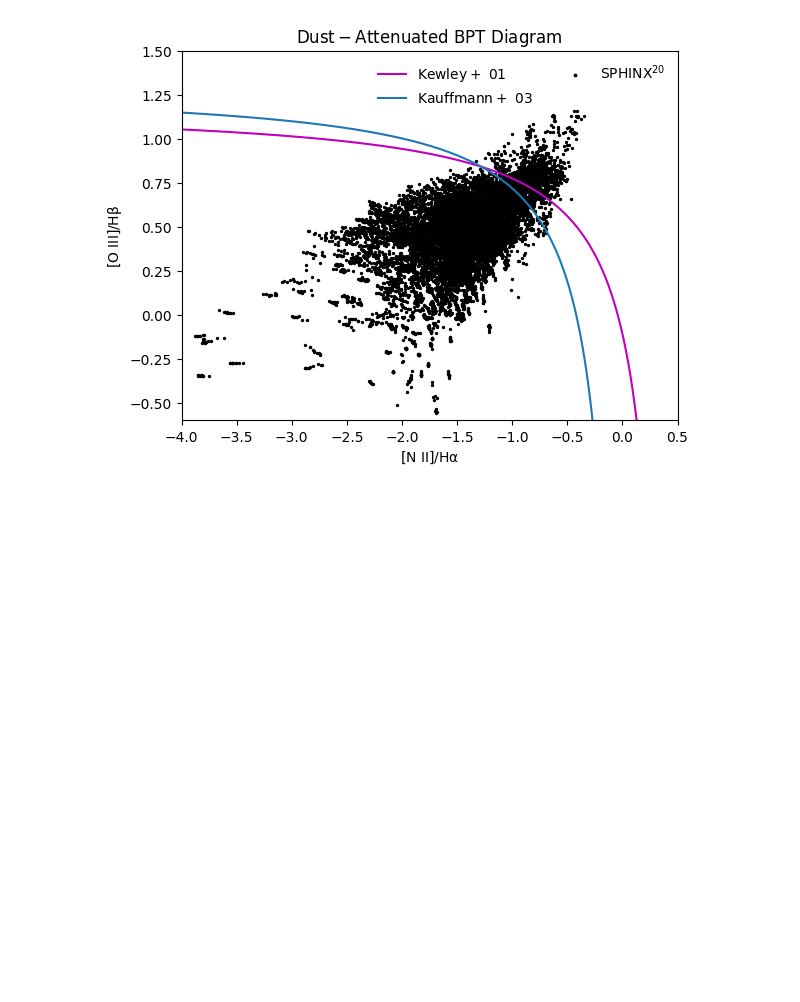
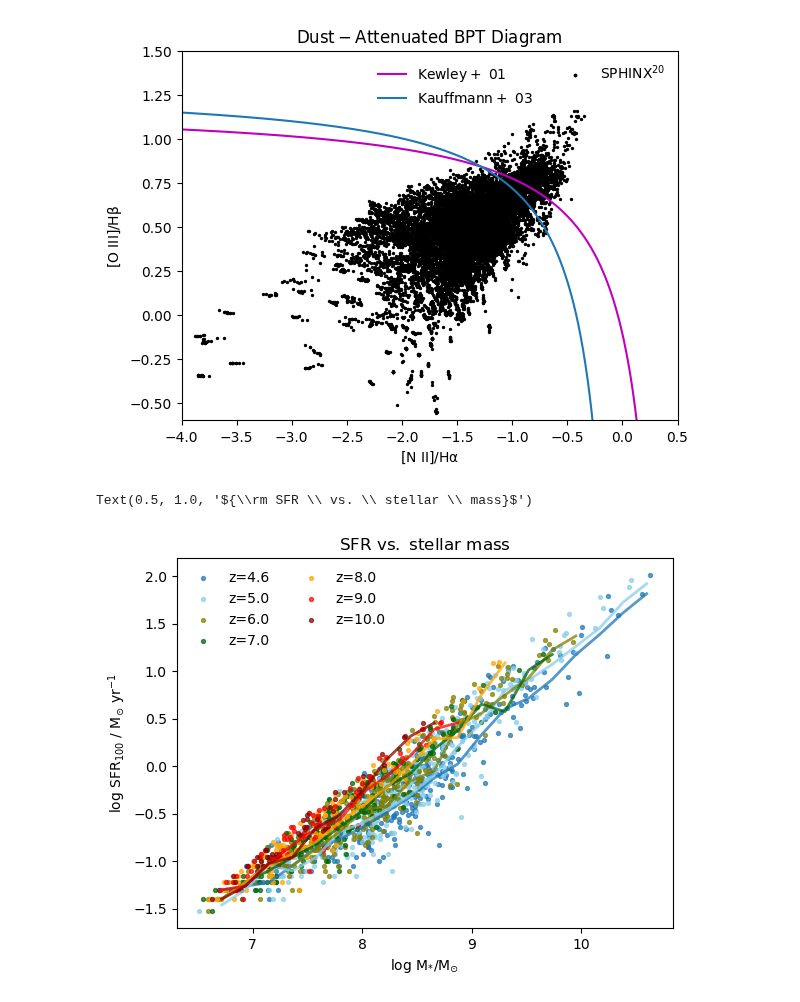
Before and after one commit to HarleyKatz/SPHINX-20-data, a Jupyter notebook: notebooks/sphinx_20_manual_00-basic-data-manipulation.ipynb, the cells around one changed output. Cells and saved outputs as stored; diff of their text form; code cells hidden in the pictures; blank space fills up the shorter version.

Commit message:
Added a notebook example cell with SFR vs stellar mass at different redshifts

```diff
--- a/notebooks/sphinx_20_manual_00-basic-data-manipulation.ipynb
+++ b/notebooks/sphinx_20_manual_00-basic-data-manipulation.ipynb
@@ -92,3 +91,36 @@ plt.title(r"${\rm Dust-Attenuated\ BPT\ Diagram}$")
 # %% [output]
 Text(0.5, 1.0, '${\\rm Dust-Attenuated\\ BPT\\ Diagram}$')
 [figure]
+# %%
+# SFR vs mstar at different redshifts
+
+plt.xlabel(r"${\rm log \ M_{*}/M_{\odot}}$")
+plt.ylabel(r"${\rm log \ SFR_{100} \ / \ M_{\odot} \ yr^{-1}}$")
+
+redshifts = [4.64, 5, 6, 7, 8, 9, 10]
+#redshifts = [10]
+
+colors=['tab:blue','skyblue', 'olive', 'darkgreen','orange', 'red','darkred']
+
+for iz,z in list(enumerate(redshifts)):
+    gals = df[df["redshift"]==z]
+    mstar = gals["stellar_mass"]
+    sfr = np.log10(gals["sfr_100"])
+
+    # Scatter plot
+    plt.scatter(mstar,sfr, c=colors[iz],alpha=0.7,s=8,label='z=%1.1f'%(redshifts[iz]))
+
+    # Medians
+    bins=np.linspace(6.5,10.6,num=20)
+    nbins=len(bins)
+    delta = (bins[1]-bins[0])*0.5
+    delta=0
+    idx  = np.digitize(mstar, bins)
+    median = [np.median(sfr[idx==k]) for k in range(nbins)]
+    plt.plot(bins-delta, median, c=colors[iz], alpha=0.75,lw=2)
+
+leg=plt.legend(loc=2,frameon=False,ncol=2)
+plt.title(r"${\rm SFR \ vs. \ stellar \ mass}$")
+# %% [output]
+Text(0.5, 1.0, '${\\rm SFR \\ vs. \\ stellar \\ mass}$')
+[figure, added]
```
Also changed, not shown: parts of 1 cell of this notebook.
